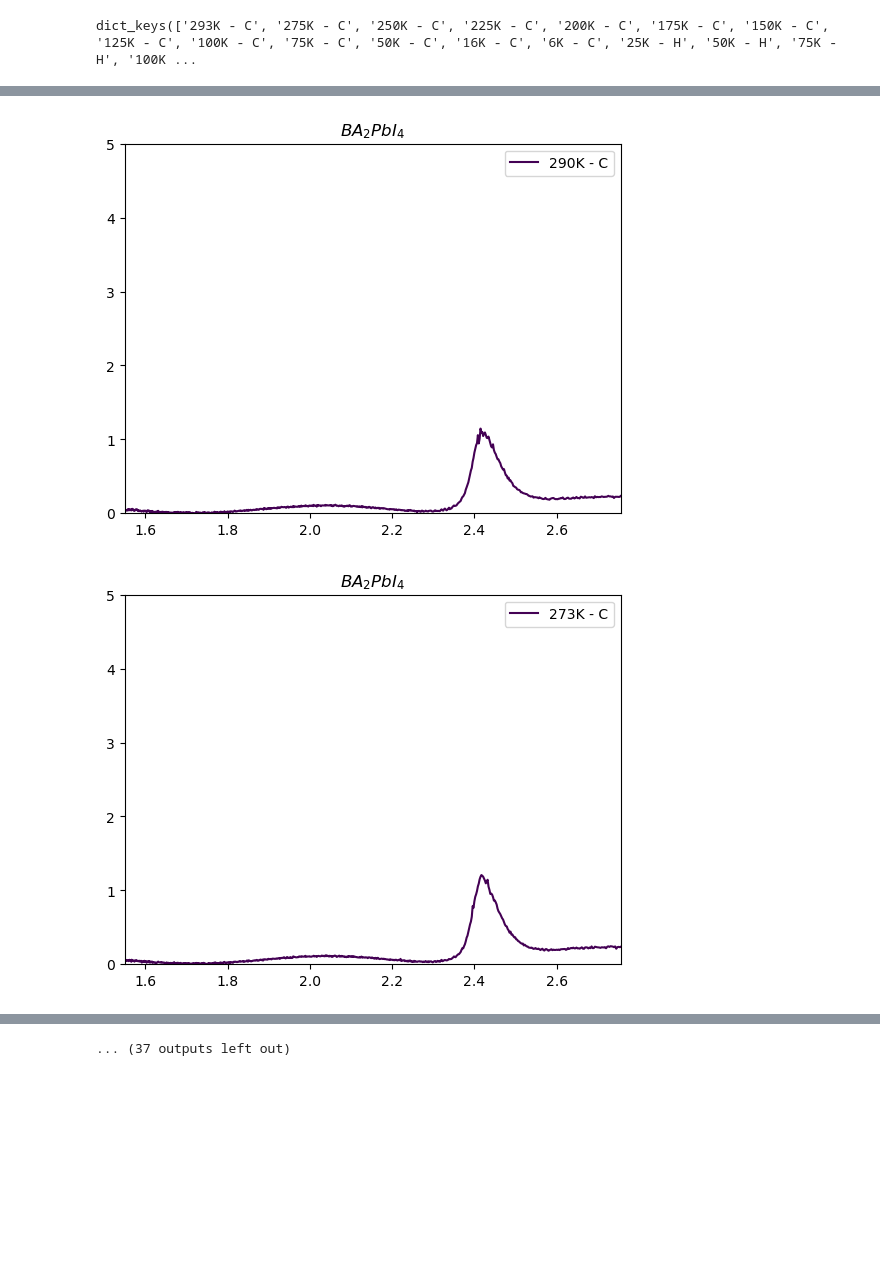
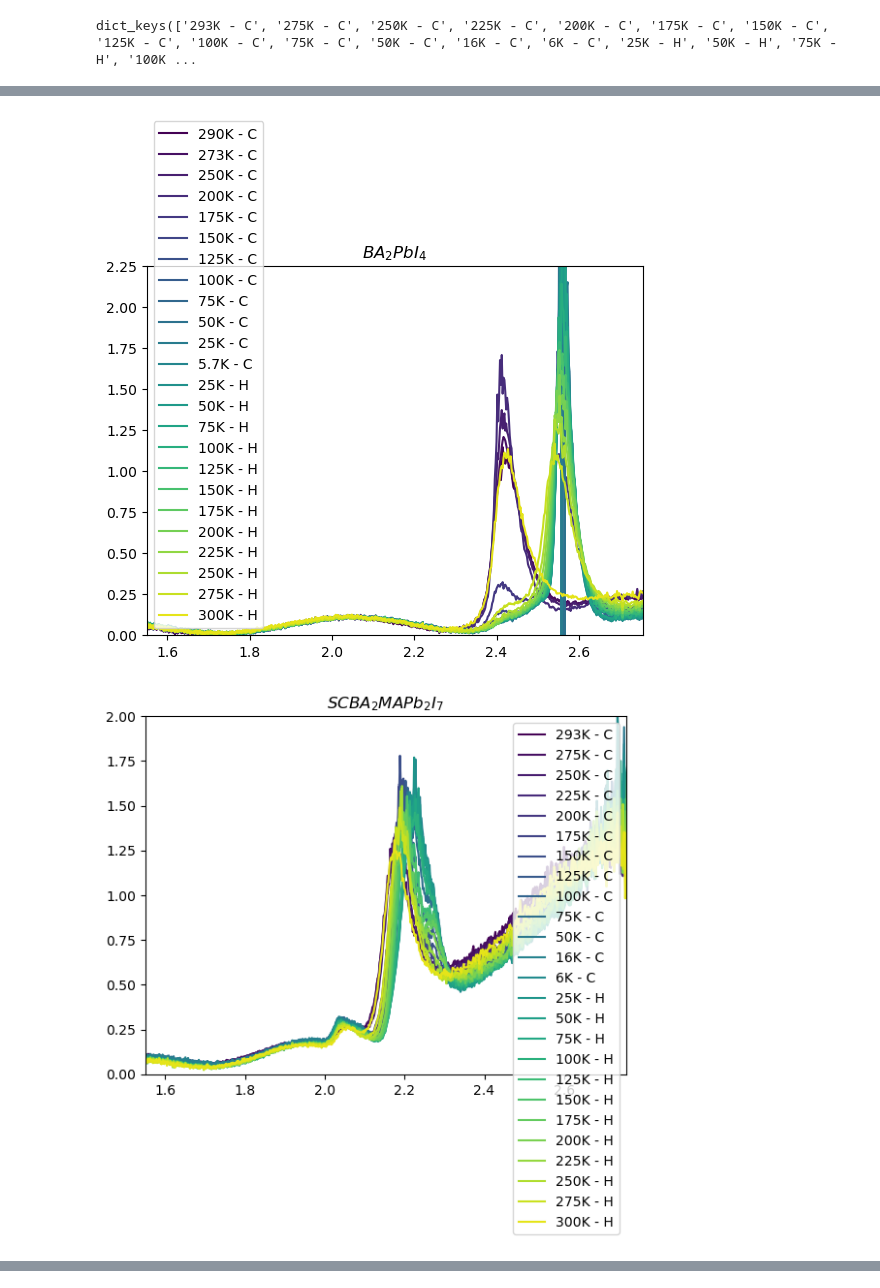
Before and after one commit to Phb22rr/4th-year-project, a Jupyter notebook: Cryostat fitting and plotting.ipynb, the cells around one changed output, grey strips where cells are left out. Drawn from its saved outputs; the diff is of its cells as text; code cells hidden in the pictures; blank space fills up the shorter version.

```diff
--- a/Cryostat fitting and plotting.ipynb
+++ b/Cryostat fitting and plotting.ipynb
@@ -219,7 +219,7 @@ print(data_dictN1.keys())
 dict_keys(['290K - C', '273K - C', '250K - C', '200K - C', '175K - C', '150K - C', '125K - C', '100K - C', '75K - C', '50K - C', '25K - C', '5.7K - C', '25K - H', '50K - H', '75K - H', '100K - H', '12 ...
 # %%
 #Load in the data
-directory = r"A:\Y4 Project code\Data\Raw data sample 5"
+directory = r"A:\Y4 Project code\Data\Raw data sample 5\SC N2 cryostat data"
 # Use glob to find all CSV files (recursively if needed)
 csv_files = glob.glob(os.path.join(directory, "*.csv"))
 
@@ -298,47 +380,66 @@ data_dictPC = []
+# %%
+#remove the useless bits
+materials = [
+    (data_dictN1, [#"275K - C"
+                   ]),
+    (data_dictSC, [
+                   ]),
+    (data_dictPC, [
+                   ])]
+
+for material, keys_to_remove in materials:
+    for key in keys_to_remove:
+        material.pop(key, None)
 # %%
 #plot the data for BA2PbI4, SC BA2MAPb2I7 & PC BA2MAPb2I7
+
 nth_plot = 0
 materials = [data_dictN1, data_dictSC, data_dictPC]
 
 for material in materials:
-    if material == data_dictN1:
+    if material is data_dictN1:
         title = r"$BA_{2}PbI_{4}$"
-    elif material == data_dictSC:
+    elif material is data_dictSC:
         title = r"$SC BA_{2}MAPb_{2}I_{7}$"
-    elif material == data_dictPC:
+    elif material is data_dictPC:
         title = r"$PC BA_{2}MAPb_{2}I_{7}$"
     else:
         print("Error, Error, Error")
     data_dict=material
     for key_index, key in enumerate(data_dict):
         energy_eV, wavelength, incident, BA2PbI4_background = seperated_data(data_dict[key])
         absorbance = []
 
         for i in range(len(energy_eV)):
             if BA2PbI4_background[i] == 0:
                 ratio = 1
             else:
                 ratio = incident[i] / BA2PbI4_background[i]
 
             if ratio <= 0:
                 ratio = 1e-12   # avoid log(0) or negative
 
             absorbance.append(np.log10(ratio))
         colour_index = (nth_plot) / (len(data_dict)) #* 0.8
         nth_plot += 1
         cmap = plt.cm.viridis
         colour = cmap(colour_index)
         plt.plot(energy_eV, absorbance, color=colour, label=key)
         plt.legend()
 
-        plt.xlim(
+    plt.xlim(
         (h*c0/(charge * 800e-9)).value,
         (h*c0/(charge * 450e-9)).value
         )
-        plt.ylim(0, 5)
-        plt.title(title)
-        plt.show()
-        nth_plot = 0
+    if material is data_dictN1:
+        plt.ylim(0, 2.25)
+    elif material is data_dictSC:
+        plt.ylim(0, 2)
+    elif material is data_dictPC:
+        plt.ylim(0, 1)
+    plt.title(title)
+    plt.show()
+    nth_plot = 0
 # %% [output]
-[figure, old version]
+[figure, new version]
-[figure, old version]
+[figure, new version]
@@ -355 +446,0 @@ for material in materials:
-... (37 outputs left out)
```
Also changed, not shown: parts of 5 cells of this notebook, 2 other files.
